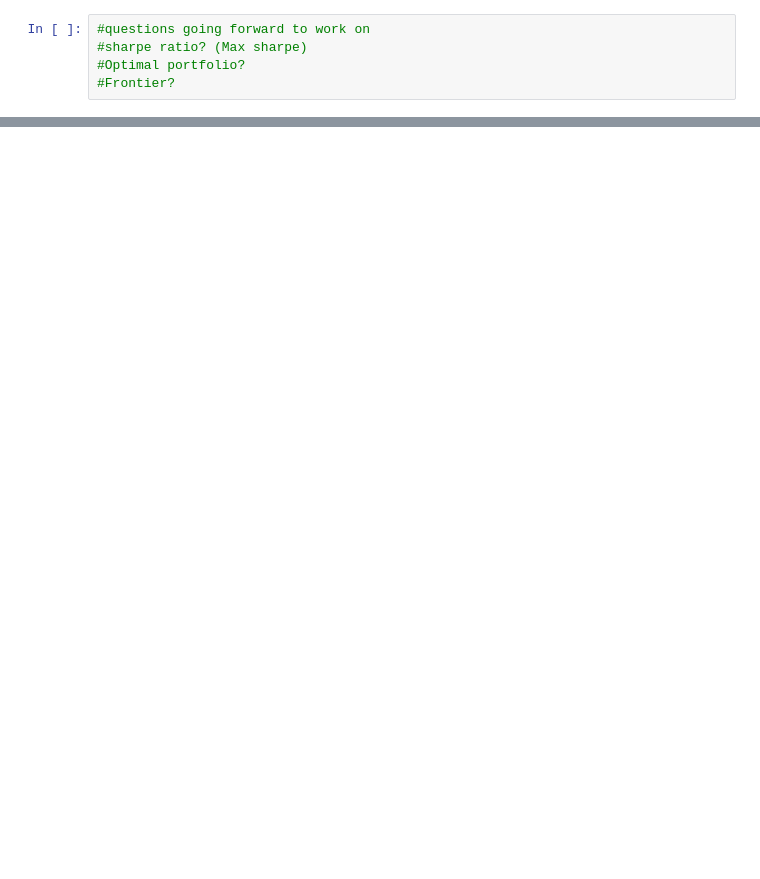
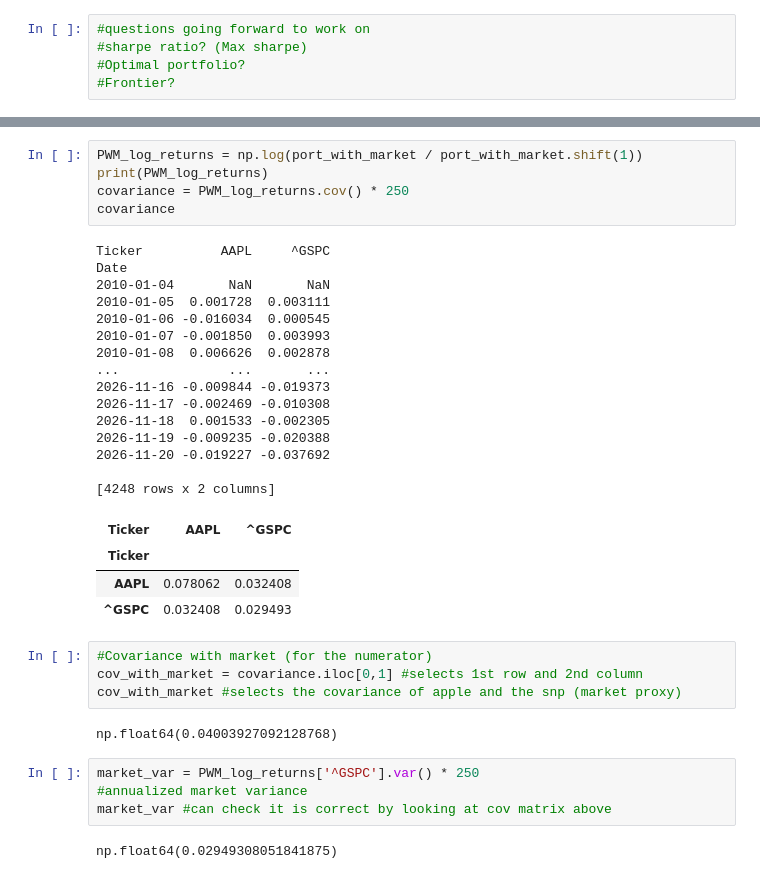
Before and after one commit to VinceLynch2002/portfolio-project, a Jupyter notebook: notebooks/practice/markowitz.ipynb, the cells around one changed output, grey strips where cells are left out. Saved outputs shown, nothing was run; the diff lists cells and outputs as text; blank space fills up the shorter version.

```diff
--- a/notebooks/practice/markowitz.ipynb
+++ b/notebooks/practice/markowitz.ipynb
@@ -218,0 +245,37 @@ The Minimum Variance Portfolio is a volatility of 23.65% with a expected annual
+# %%
+PWM_log_returns = np.log(port_with_market / port_with_market.shift(1))
+print(PWM_log_returns)
+covariance = PWM_log_returns.cov() * 250
+covariance
+# %% [output]
+Ticker          AAPL     ^GSPC
+Date
+2010-01-04       NaN       NaN
+2010-01-05  0.001728  0.003111
+2010-01-06 -0.016034  0.000545
+2010-01-07 -0.001850  0.003993
+2010-01-08  0.006626  0.002878
+...              ...       ...
+2026-11-16 -0.009844 -0.019373
+2026-11-17 -0.002469 -0.010308
+2026-11-18  0.001533 -0.002305
+2026-11-19 -0.009235 -0.020388
+2026-11-20 -0.019227 -0.037692
+
+[4248 rows x 2 columns]
+| Ticker | AAPL | ^GSPC |
+| Ticker |  |  |
+| AAPL | 0.078062 | 0.032408 |
+| ^GSPC | 0.032408 | 0.029493 |
+# %%
+#Covariance with market (for the numerator)
+cov_with_market = covariance.iloc[0,1] #selects 1st row and 2nd column
+cov_with_market #selects the covariance of apple and the snp (market proxy)
+# %% [output]
+np.float64(0.04003927092128768)
+# %%
+market_var = PWM_log_returns['^GSPC'].var() * 250
+#annualized market variance
+market_var #can check it is correct by looking at cov matrix above
+# %% [output]
+np.float64(0.02949308051841875)
```
Also changed, not shown: parts of 39 cells of this notebook.
